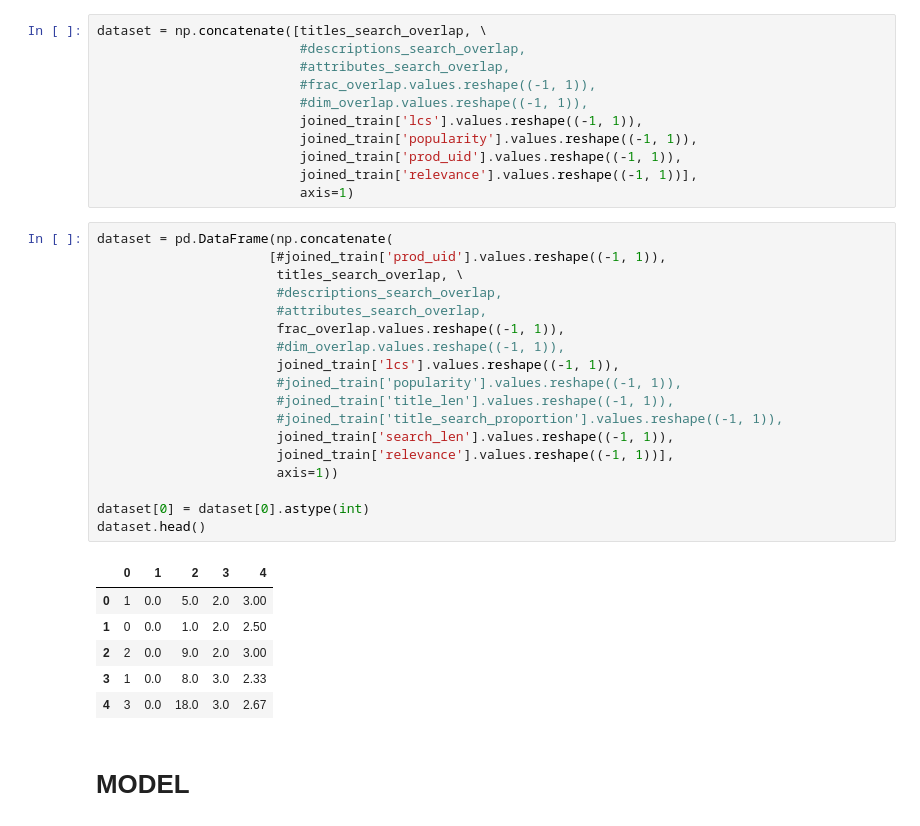
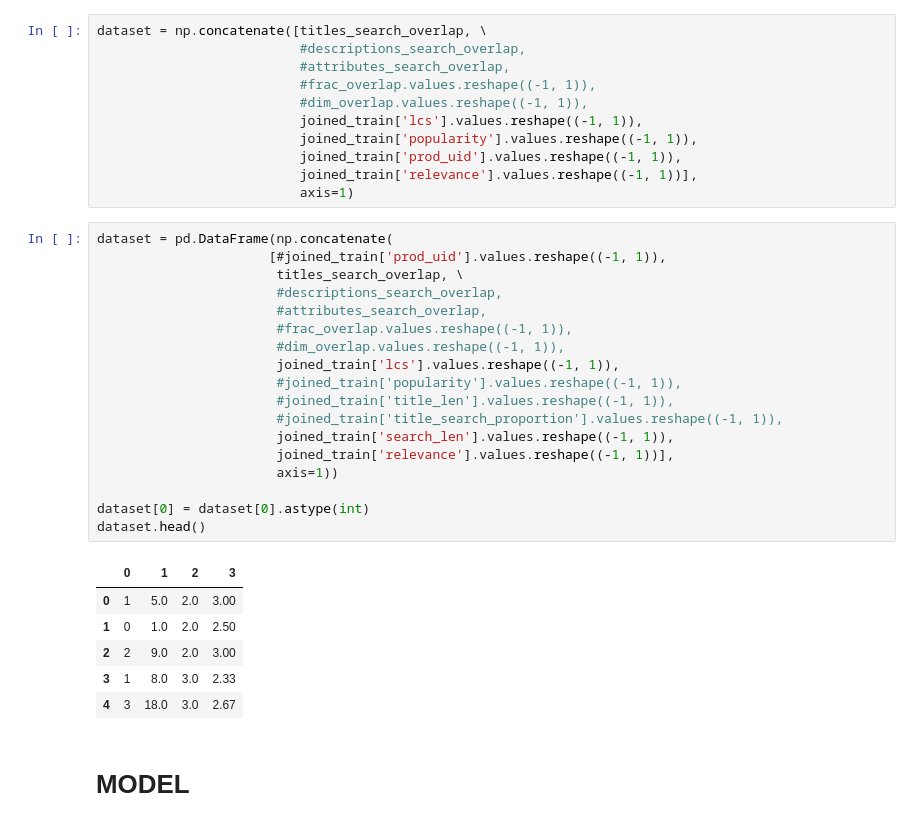
Before and after one commit to zeyger/home-depot, a Jupyter notebook: notebooks/home-depot.ipynb, the cells around one changed output. Drawn from its saved outputs; the diff is of its cells as text.

```diff
--- a/notebooks/home-depot.ipynb
+++ b/notebooks/home-depot.ipynb
@@ -931,28 +931,28 @@ dataset = np.concatenate([titles_search_overlap, \
 # %%
 dataset = pd.DataFrame(np.concatenate(
                       [#joined_train['prod_uid'].values.reshape((-1, 1)),
                        titles_search_overlap, \
                        #descriptions_search_overlap,
                        #attributes_search_overlap,
-                       frac_overlap.values.reshape((-1, 1)),
+                       #frac_overlap.values.reshape((-1, 1)),
                        #dim_overlap.values.reshape((-1, 1)),
                        joined_train['lcs'].values.reshape((-1, 1)),
                        #joined_train['popularity'].values.reshape((-1, 1)),
                        #joined_train['title_len'].values.reshape((-1, 1)),
                        #joined_train['title_search_proportion'].values.reshape((-1, 1)),
                        joined_train['search_len'].values.reshape((-1, 1)),
                        joined_train['relevance'].values.reshape((-1, 1))],
                        axis=1))
 
 dataset[0] = dataset[0].astype(int)
 dataset.head()
 # %% [output]
-|  | 0 | 1 | 2 | 3 | 4 |
-| 0 | 1 | 0.0 | 5.0 | 2.0 | 3.00 |
-| 1 | 0 | 0.0 | 1.0 | 2.0 | 2.50 |
-| 2 | 2 | 0.0 | 9.0 | 2.0 | 3.00 |
-| 3 | 1 | 0.0 | 8.0 | 3.0 | 2.33 |
-| 4 | 3 | 0.0 | 18.0 | 3.0 | 2.67 |
+|  | 0 | 1 | 2 | 3 |
+| 0 | 1 | 5.0 | 2.0 | 3.00 |
+| 1 | 0 | 1.0 | 2.0 | 2.50 |
+| 2 | 2 | 9.0 | 2.0 | 3.00 |
+| 3 | 1 | 8.0 | 3.0 | 2.33 |
+| 4 | 3 | 18.0 | 3.0 | 2.67 |
 # %% [markdown]
 # MODEL
 # %%
```
Also changed, not shown: parts of 4 cells of this notebook.
